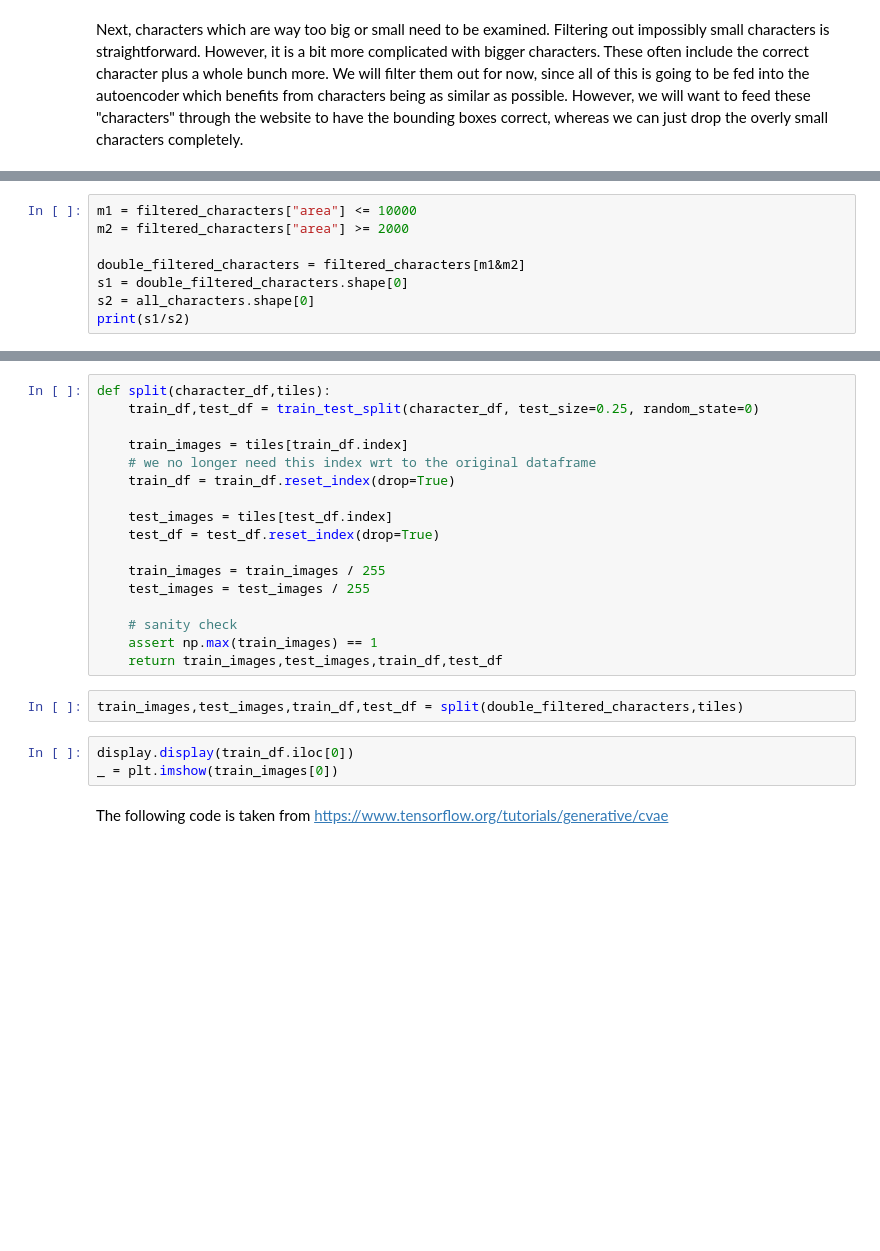
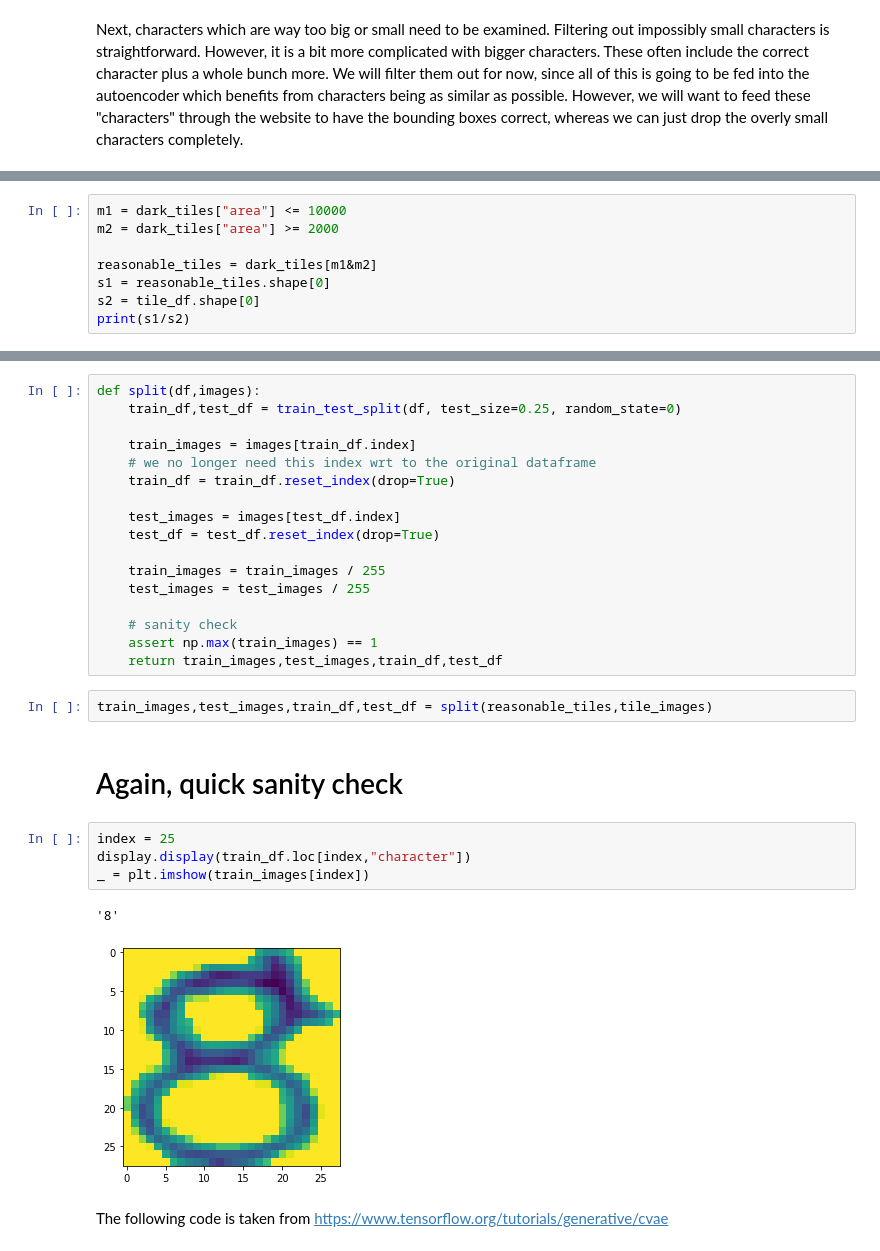
Before and after one commit to ggdhines/historical-transcriptions, a Jupyter notebook: notebooks/ocr followup.ipynb, the cells around one changed output, grey strips where cells are left out. Saved outputs shown, nothing was run; the diff lists cells and outputs as text; blank space fills up the shorter version.

```diff
--- a/notebooks/ocr followup.ipynb
+++ b/notebooks/ocr followup.ipynb
@@ -221,8 +184,8 @@ plot_character(all_characters,12152)
 # %%
-m1 = filtered_characters["area"] <= 10000
-m2 = filtered_characters["area"] >= 2000
+m1 = dark_tiles["area"] <= 10000
+m2 = dark_tiles["area"] >= 2000
 
-double_filtered_characters = filtered_characters[m1&m2]
-s1 = double_filtered_characters.shape[0]
-s2 = all_characters.shape[0]
+reasonable_tiles = dark_tiles[m1&m2]
+s1 = reasonable_tiles.shape[0]
+s2 = tile_df.shape[0]
 print(s1/s2)
@@ -229,12 +203,12 @@ print(s1/s2)
 # %%
-def split(character_df,tiles):
-    train_df,test_df = train_test_split(character_df, test_size=0.25, random_state=0)
+def split(df,images):
+    train_df,test_df = train_test_split(df, test_size=0.25, random_state=0)
 
-    train_images = tiles[train_df.index]
+    train_images = images[train_df.index]
     # we no longer need this index wrt to the original dataframe
     train_df = train_df.reset_index(drop=True)
 
-    test_images = tiles[test_df.index]
+    test_images = images[test_df.index]
     test_df = test_df.reset_index(drop=True)
 
     train_images = train_images / 255
@@ -244,10 +218,16 @@ def split(character_df,tiles):
     assert np.max(train_images) == 1
     return train_images,test_images,train_df,test_df
 # %%
-train_images,test_images,train_df,test_df = split(double_filtered_characters,tiles)
+train_images,test_images,train_df,test_df = split(reasonable_tiles,tile_images)
+# %% [markdown]
+# Again, quick sanity check
 # %%
-display.display(train_df.iloc[0])
-_ = plt.imshow(train_images[0])
+index = 25
+display.display(train_df.loc[index,"character"])
+_ = plt.imshow(train_images[index])
+# %% [output]
+'8'
+[figure, added]
 # %% [markdown]
 The following code is taken from https://www.tensorflow.org/tutorials/generative/cvae
 # %%
```
Also changed, not shown: parts of 41 cells of this notebook, 2 other files.
